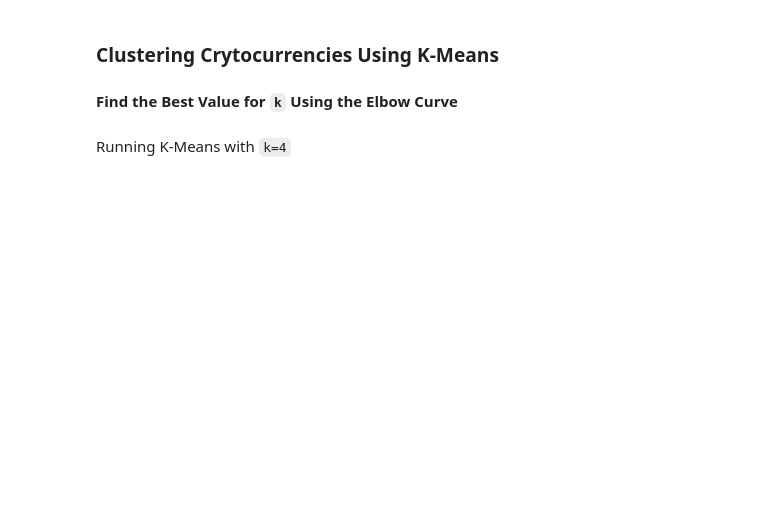
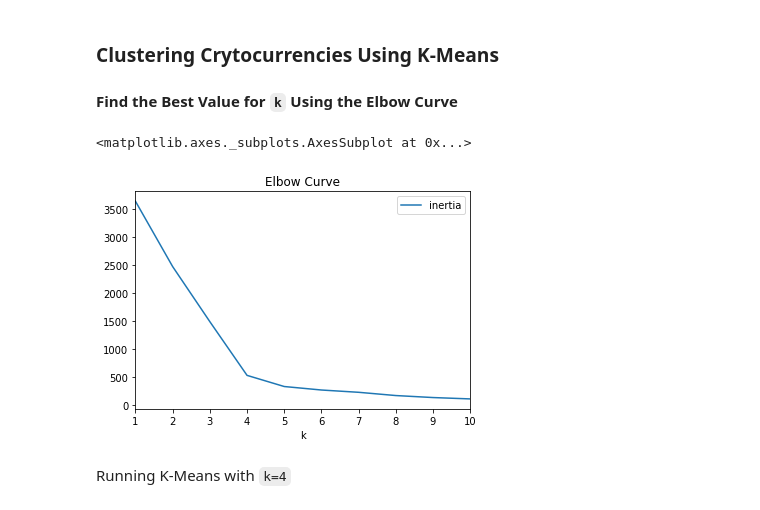
Before and after one commit to alanm1995/hw_13, a Jupyter notebook: Instructions/Starter_Files/crypto_clustering.ipynb, the cells around one changed output. Saved outputs shown, nothing was run; the diff lists cells and outputs as text; code cells hidden in the pictures; blank space fills up the shorter version.

```diff
--- a/Instructions/Starter_Files/crypto_clustering.ipynb
+++ b/Instructions/Starter_Files/crypto_clustering.ipynb
@@ -45,2 +79,11 @@ crypto_df.head(10)
 # %%
 # Create dummies variables for text features
+crypto_df_enc = crypto_df.copy()
+
+crypto_df_enc = pd.get_dummies(
+    crypto_df_enc,
+    columns=['Algorithm', 'ProofType'],
+    drop_first=True
+)
+
+crypto_df_enc.head()
@@ -47,8 +98,19 @@ crypto_df.head(10)
 # %%
 # Standardize data
+crypto_df_enc_scaled = StandardScaler().fit_transform(crypto_df_enc)
 # %% [markdown]
 ### Reducing Dimensions Using PCA
 # %%
 # Use PCA to reduce dimension to 3 principal components
+pca = PCA(n_components=3)
+
+crypto_pca = pca.fit_transform(crypto_df_enc_scaled)
 # %%
 # Create a DataFrame with the principal components data
+crypto_pca_df = pd.DataFrame(
+    data=crypto_pca,
+    columns=["PC1", "PC2", "PC3"],
+    index=crypto_df.index
+)
+
+crypto_pca_df.head()
@@ -58,11 +127,22 @@ crypto_df.head(10)
 #### Find the Best Value for `k` Using the Elbow Curve
 # %%
 inertia = []
-k = list(range(1, 11))
+list_k = list(range(1, 11))
 
 # Calculate the inertia for the range ok k values
-
+for k in list_k:
+    km = KMeans(n_clusters=k)
+    km.fit(crypto_pca_df)
+    inertia.append(km.inertia_)
 
 # Create the Elbow Curve using hvPlot
+elbow_data = {"k": list_k, "inertia": inertia}
+
+df_elbow = pd.DataFrame(elbow_data)
+
+df_elbow.plot.line(x="k", y="inertia", xticks=list_k, title="Elbow Curve")
+# %% [output]
+<matplotlib.axes._subplots.AxesSubplot at 0x...>
+[figure, added]
 # %% [markdown]
 Running K-Means with `k=4`
```
Also changed, not shown: parts of 17 cells of this notebook, 1 other file.
